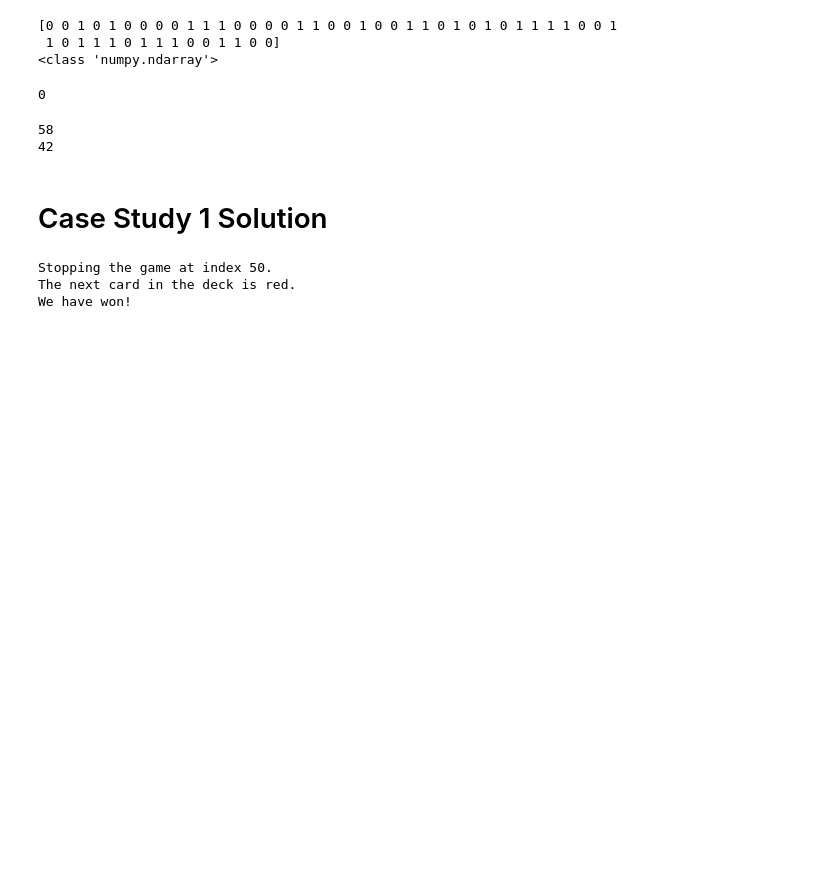
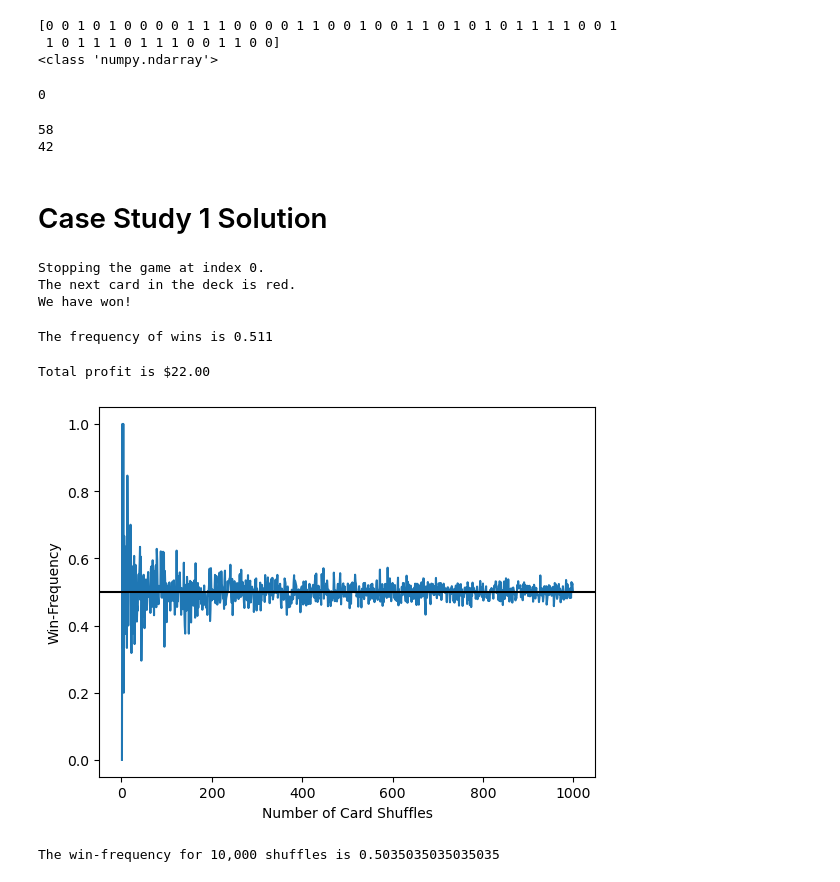
Before and after one commit to IanSinColorado/DataScienceBootcamp, a Jupyter notebook: Chapter4.CaseStudy1.ipynb, the cells around one changed output. Saved outputs shown, nothing was run; the diff lists cells and outputs as text; code cells hidden in the pictures; blank space fills up the shorter version.

```diff
--- a/Chapter4.CaseStudy1.ipynb
+++ b/Chapter4.CaseStudy1.ipynb
@@ -80,7 +80,7 @@ print(num_losses)
 # %%
 # 4.1 Predicting Red Cards in a Shuffled Deck
 red_cards = 26 * [1]
-black_cards = 26
+black_cards = 26 * [0]
 total_cards = red_cards + black_cards
 # %%
 import numpy as np
@@ -102,7 +102,7 @@ color = 'red' if final_card else 0
 print(f"The next card in the deck is {'red' if final_card else 'black'}.")
 print(f"We have {'won' if final_card else 'lost'}!")
 # %% [output]
-Stopping the game at index 50.
+Stopping the game at index 0.
 The next card in the deck is red.
 We have won!
 # %%
@@ -112,6 +112,7 @@ total_cards = 52
 total_red_cards = 26
 def execute_strategy(min_fraction_red=0.5, shuffled_deck=None, return_index=False):
     if shuffled_deck is None:
+        unshuffled_deck = (26 * [1]) + (26 * [0])
         shuffled_deck = np.random.permutation(unshuffled_deck)
 
     remaining_red_cards = total_red_cards
@@ -127,3 +128,41 @@ def execute_strategy(min_fraction_red=0.5, shuffled_deck=None, return_index=Fals
     return (i+1, shuffled_deck[i+1]) if return_index else shuffled_deck[i+1]
 # %%
 # 4.1.1 Estimating the probability of strategy success
+# Apply the strategy to 1000 random shuffles
+observations = np.array([execute_strategy() for _ in range(1000)])
+# %%
+# Compute the frequency of wins
+frequency_wins = observations.sum() / 1000
+assert frequency_wins == observations.mean()
+print(f"The frequency of wins is {frequency_wins}")
+# %% [output]
+The frequency of wins is 0.511
+# %%
+# Computing total profit
+dollars_won = frequency_wins * 1000
+dollars_lost = (1 - frequency_wins) * 1000
+total_profit = dollars_won - dollars_lost
+print(f"Total profit is ${total_profit:.2f}")
+# %% [output]
+Total profit is $22.00
+# %%
+import matplotlib.pyplot as plt
+# Plotting over a series of sample sizes ranging from 1 through 10000
+np.random.seed(0)
+def repeat_game(number_repeats):
+    observations = np.array([execute_strategy() for _ in range(number_repeats)])
+    return observations.mean()
+
+frequencies = []
+for i in range(1, 1000):
+    frequencies.append(repeat_game(i))
+
+plt.plot(list(range(1, 1000)), frequencies)
+plt.axhline(0.5, color='k')
+plt.xlabel('Number of Card Shuffles')
+plt.ylabel('Win-Frequency')
+plt.show()
+print(f"The win-frequency for 10,000 shuffles is {frequencies[-1]}")
+# %% [output]
+[figure, added]
+The win-frequency for 10,000 shuffles is 0.5035035035035035
```
Also changed, not shown: parts of 11 cells of this notebook, 1 other file.
